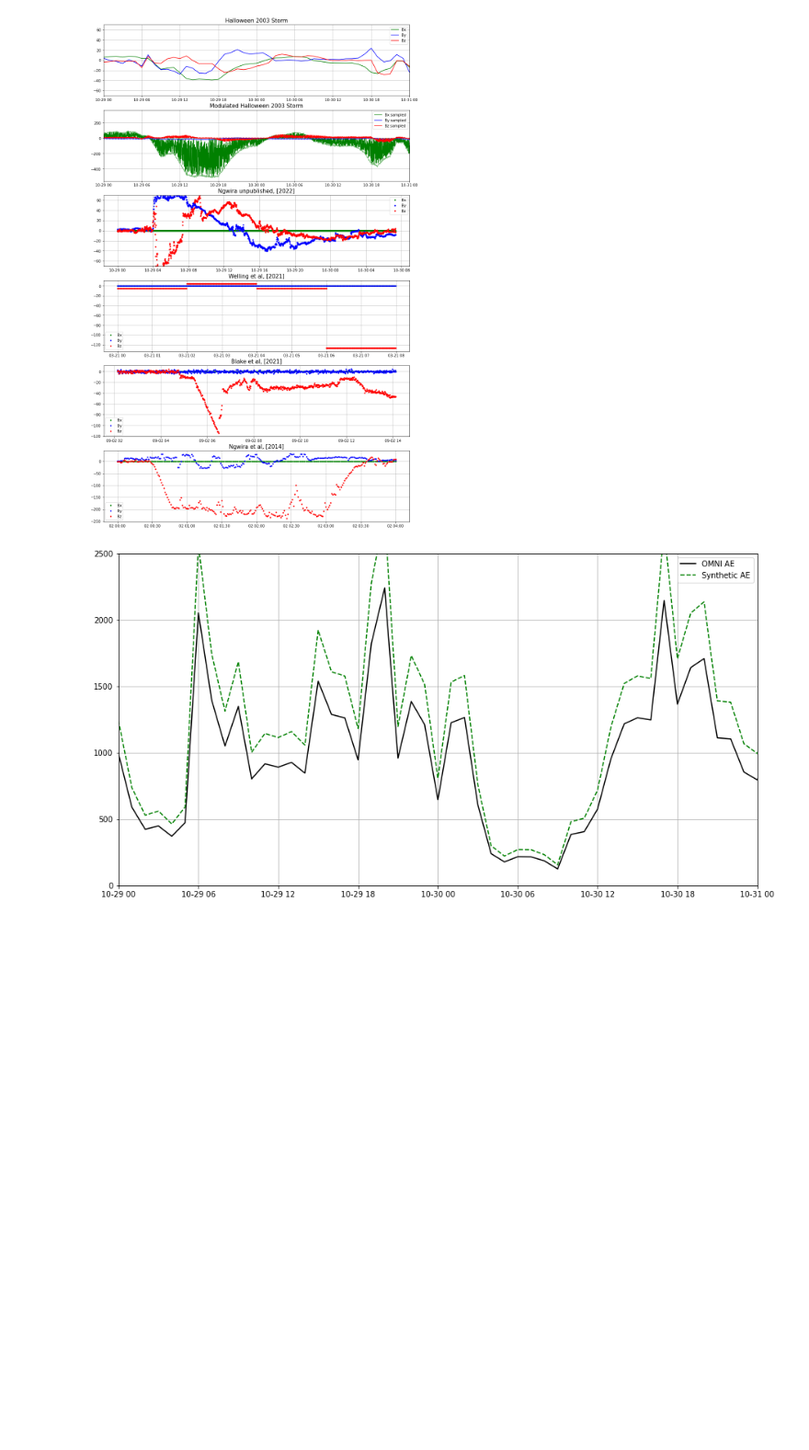
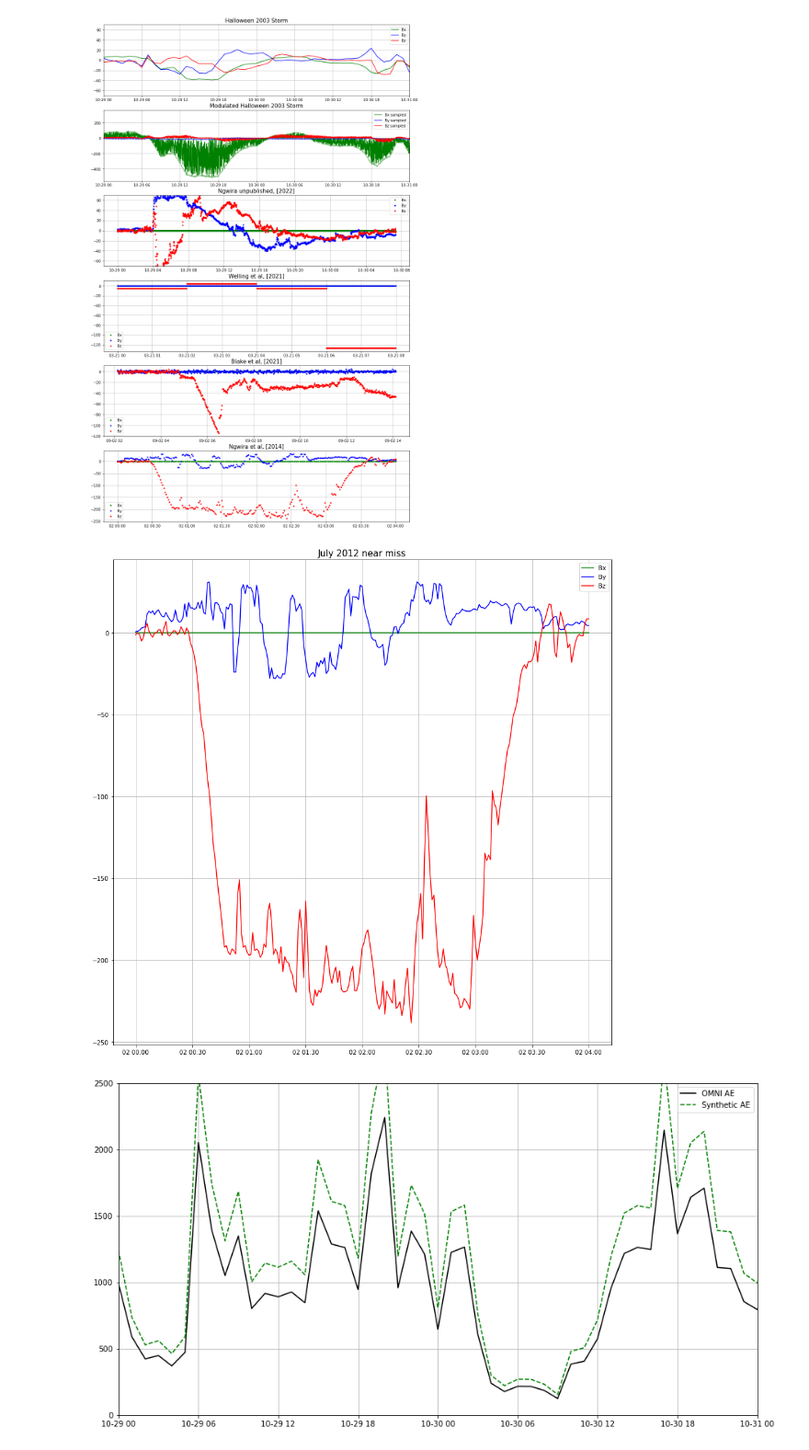
Before and after one commit to rmcgranaghan/NSF_CHESS, a Jupyter notebook: SyntheticEnvironment/Visualize_SolarWindData.ipynb, the cells around one changed output. Shown at 92% size. Saved outputs shown, nothing was run; the diff lists cells and outputs as text; code cells hidden in the pictures; blank space fills up the shorter version.

```diff
--- a/SyntheticEnvironment/Visualize_SolarWindData.ipynb
+++ b/SyntheticEnvironment/Visualize_SolarWindData.ipynb
@@ -340,3 +353,22 @@ By_event5 = [float(event5[l].split(' ')[8]) for l in range(1,len(event5)-1)]
 Bz_event5 = [float(event5[l].split(' ')[9]) for l in range(1,len(event5)-1)]
 
 pd_event5 = pd.DataFrame(np.column_stack([dt_event5,Bx_event5,By_event5,Bz_event5]),columns=['datetimes', 'Bx', 'By', 'Bz'])
+# %%
+# Prepare event 6 data
+
+yr_event6 = [int(event6[l].split(' ')[0]) for l in range(1,len(event6)-1)]
+mo_event6 = [int(event6[l].split(' ')[1]) for l in range(1,len(event6)-1)]
+dy_event6 = [int(event6[l].split(' ')[2]) for l in range(1,len(event6)-1)]
+hr_event6 = [int(event6[l].split(' ')[3]) for l in range(1,len(event6)-1)]
+mt_event6 = [int(event6[l].split(' ')[4]) for l in range(1,len(event6)-1)]
+se_event6 = [int(event6[l].split(' ')[5]) for l in range(1,len(event6)-1)]
+
+dt_event6 = []
+for d in range(len(yr_event6)):
+    dt_event6.append(dt.datetime(yr_event6[d],mo_event6[d],dy_event6[d],hr_event6[d],mt_event6[d]))
+
+Bx_event6 = [float(event6[l].split(' ')[7]) for l in range(1,len(event6)-1)]
+By_event6 = [float(event6[l].split(' ')[8]) for l in range(1,len(event6)-1)]
+Bz_event6 = [float(event6[l].split(' ')[9]) for l in range(1,len(event6)-1)]
+
+pd_event6 = pd.DataFrame(np.column_stack([dt_event6,Bx_event6,By_event6,Bz_event6]),columns=['datetimes', 'Bx', 'By', 'Bz'])
@@ -588,6 +636,38 @@ plt.legend()
 # %% [output]
 <matplotlib.legend.Legend at 0x...>
 [figure]
+# %%
+# Plotting event 6 only
+
+fig = plt.figure(figsize=(15,15))
+
+ylim_low = -70
+ylim_high = 70
+
+ax1 = fig.add_subplot(111)
+ax1.plot(pd_event6['datetimes'],
+         pd_event6['Bx'],
+         'g-',
+         label='Bx')
+ax1.plot(pd_event6['datetimes'],
+         pd_event6['By'],
+         'b-',
+         label='By')
+ax1.plot(pd_event6['datetimes'],
+         pd_event6['Bz'],
+         'r-',
+         label='Bz')
+plt.legend()
+
+# plt.xlim(dt.datetime(2003,10,29),
+#          dt.datetime(2003,10,31),)
+# plt.ylim(ylim_low,ylim_high)
+
+plt.title(label6,
+         fontsize=15,)
+plt.grid(True)
+# %% [output]
+[figure, added]
 # %%
 fig = plt.figure(figsize=(15,8))
 
```
Also changed, not shown: parts of 3 cells of this notebook, 4 other files.
